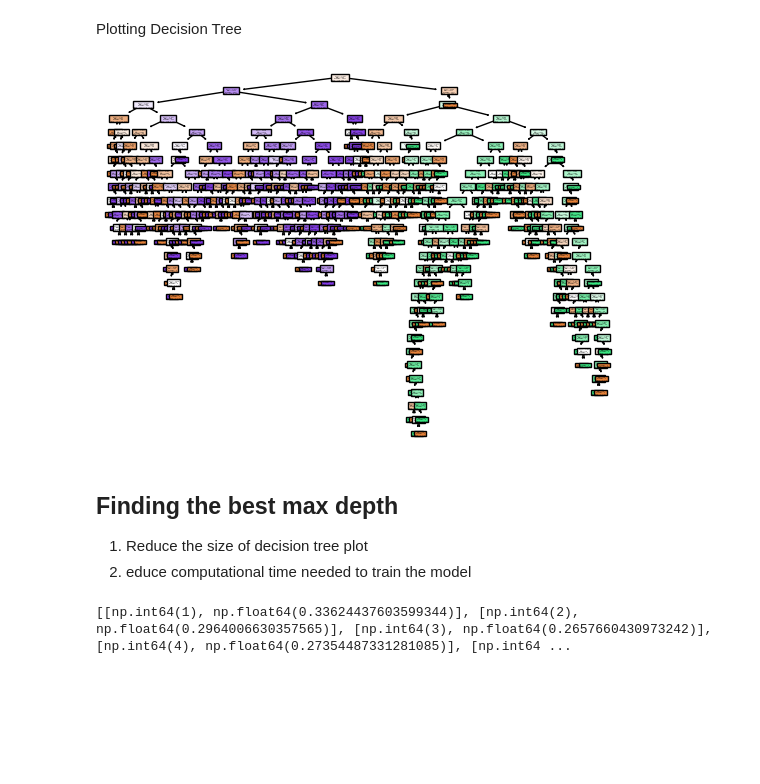
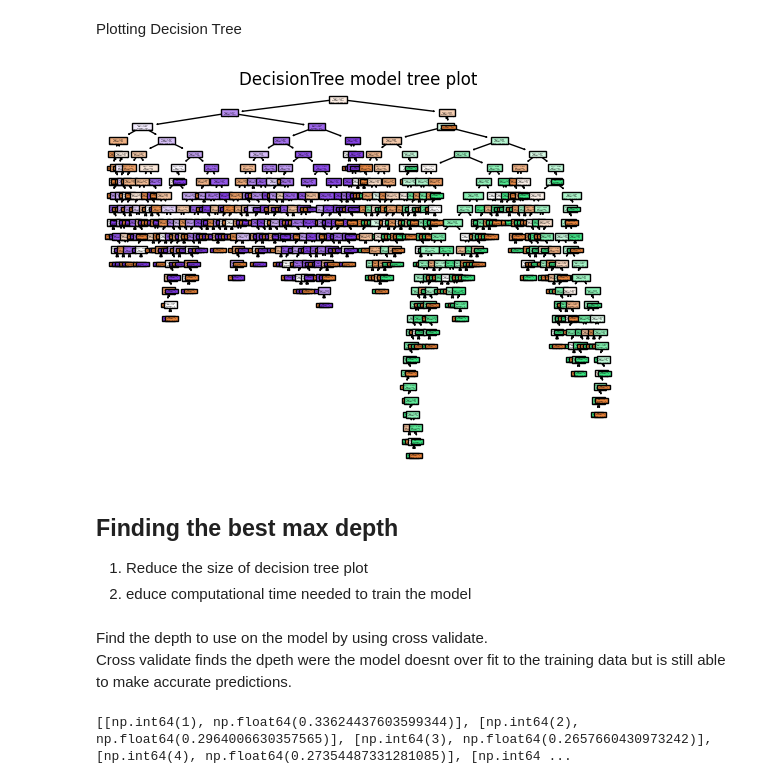
Before and after one commit to UP2112807/COURSEWORK-2-DATA-SCIENCE-PROJECT, a Jupyter notebook: py/Q1_folder/Q1.ipynb, the cells around one changed output. Saved outputs shown, nothing was run; the diff lists cells and outputs as text; code cells hidden in the pictures; blank space fills up the shorter version.

```diff
--- a/py/Q1_folder/Q1.ipynb
+++ b/py/Q1_folder/Q1.ipynb
@@ -88,17 +117,4 @@ KeyError: "['year'] not found in axis"
 Xtrain, Xtest, ytrain, ytest = datasplit_train_test(df_penguin)
-# %%
-# make feature dataset by removing class collumn
-X = df_penguin.drop('species',axis=1)
-# Create target dataset containing class collumn
-y = pd.DataFrame(df_penguin.species)
-
-# Scale feature dataset using standard scaler
-scaler = StandardScaler()
-X_scale = scaler.fit_transform(X)
-X_scale = pd.DataFrame(X_scale,columns=X.columns)
-
-# Using target and feature data split into training and test data
-Xtrain, Xtest, ytrain, ytest = train_test_split(X_scale, y, test_size=0.4, random_state=42,shuffle=True)
 # %% [markdown]
 ## Creating decision tree
 # %%
@@ -164,12 +180,16 @@ Plotting Decision Tree
 # %%
 # Plotting the decision tree lets you see what decision the tree makes at each step to make a prediction
 fig = plt.figure()
 tree.plot_tree(DecisionTree, filled=True)
+plt.title("DecisionTree model tree plot")
 plt.show()
 # %% [output]
-[figure, old version]
+[figure, new version]
 # %% [markdown]
 ## Finding the best max depth
 1. Reduce the size of decision tree plot
 2. educe computational time needed to train the model
+# %% [markdown]
+Find the depth to use on the model by using cross validate.  <br>
+Cross validate finds the dpeth were the model doesnt over fit to the training data but is still able to make accurate predictions.
 # %%
```
Also changed, not shown: parts of 24 cells of this notebook, 1 other file.
